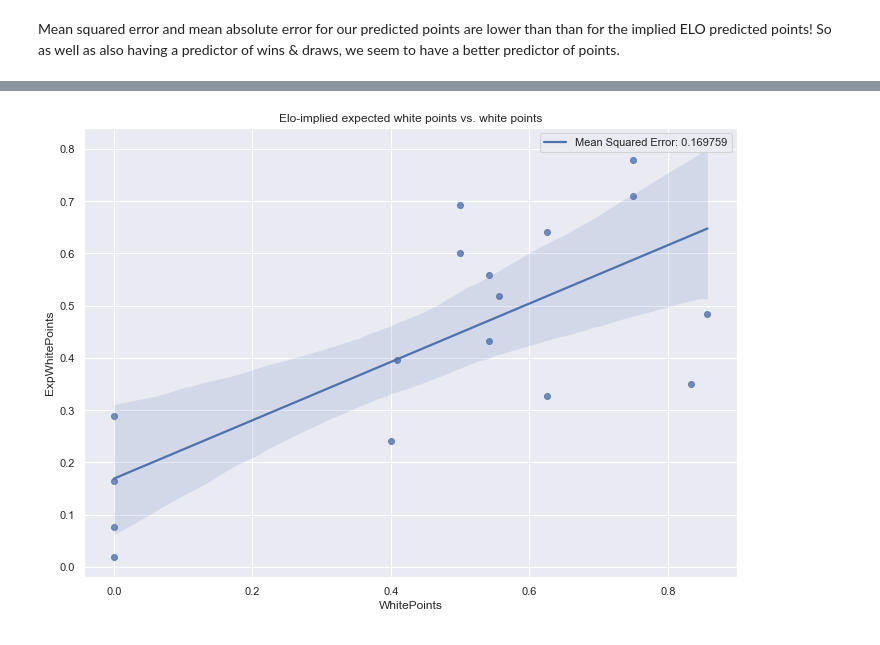
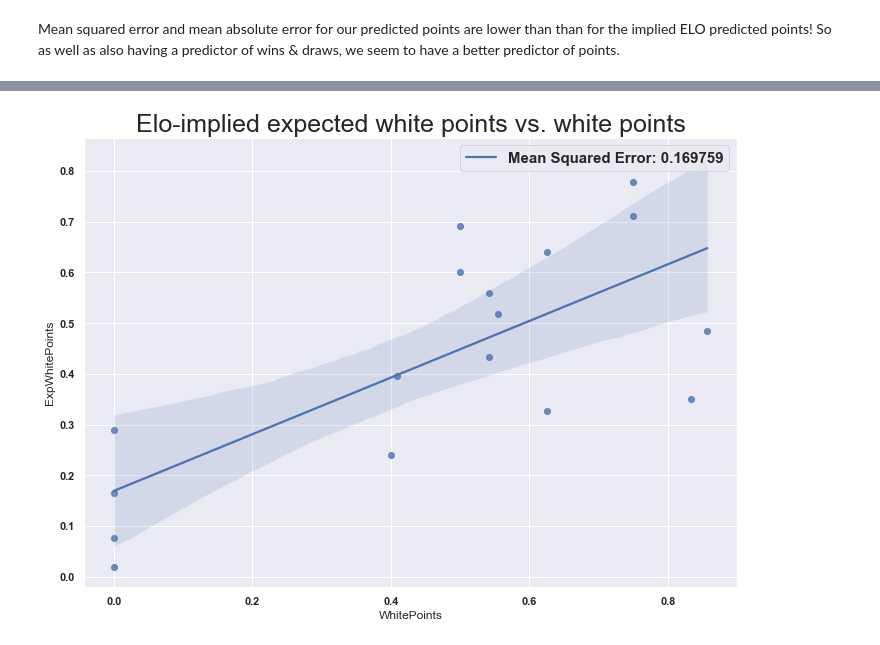
Before and after one commit to ktadgh/Classical-Chess-Predictions, a Jupyter notebook: Blitz Project.ipynb, the cells around one changed output, grey strips where cells are left out. Drawn from its saved outputs; the diff is of its cells as text; code cells hidden in the pictures.

```diff
--- a/Blitz Project.ipynb
+++ b/Blitz Project.ipynb
@@ -427,11 +427,11 @@ Text(0, 0.5, 'Average Points')
 # %%
 plt.figure()
-plt.title('Elo-implied expected white points vs. white points')
+plt.title('Elo-implied expected white points vs. white points', fontsize = 25)
 sb.regplot(data = X_test_cut_ex_grouped, x = 'WhitePoints', y = 'ExpWhitePoints', line_kws = {'label':f'Mean Squared Error: {mse_elo:4f}'})
-plt.legend()
+plt.legend(prop={'size': 15})
 plt.savefig('images/ELO_acc.png')
 # %% [output]
-[figure, old version]
+[figure, new version]
 # %%
 #Plotting the model's implied expected points vs actual points for the test data
 
```
Also changed, not shown: parts of 8 cells of this notebook, 2 other files.
